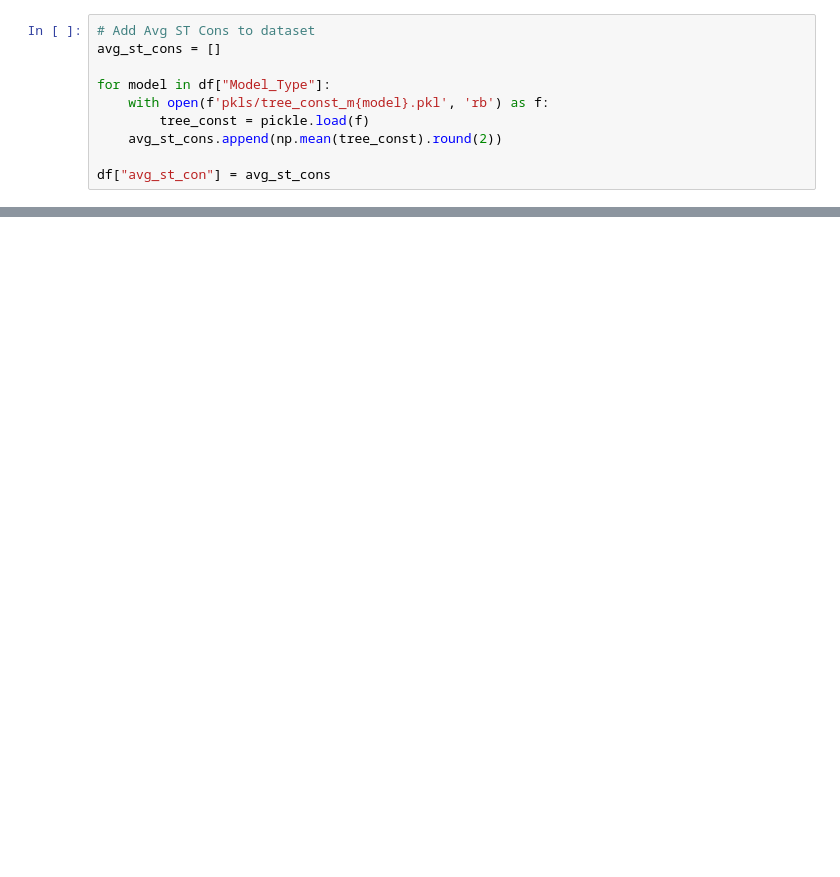
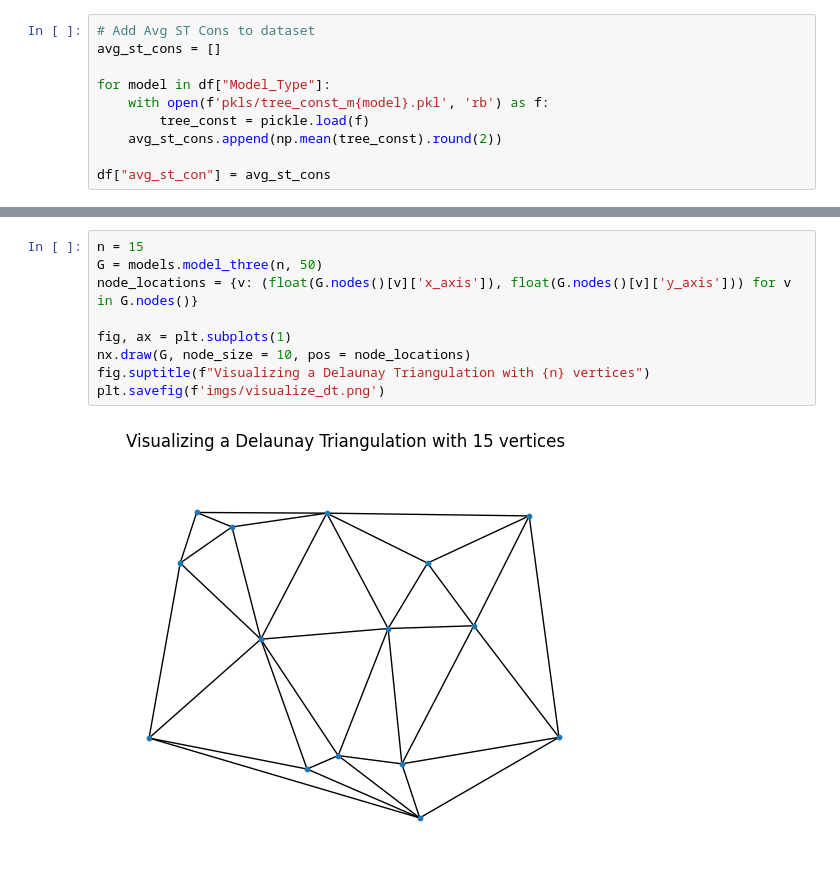
Before and after one commit to afr13dman/senior-thesis, a Jupyter notebook: visualize_models.ipynb, the cells around one changed output, grey strips where cells are left out. Cells and saved outputs as stored; diff of their text form; blank space fills up the shorter version.

```diff
--- a/visualize_models.ipynb
+++ b/visualize_models.ipynb
@@ -132,0 +166,11 @@ df.to_csv("csv_files/model_avgs_st_cons.csv", index=False)
+# %%
+n = 15
+G = models.model_three(n, 50)
+node_locations = {v: (float(G.nodes()[v]['x_axis']), float(G.nodes()[v]['y_axis'])) for v in G.nodes()}
+
+fig, ax = plt.subplots(1)
+nx.draw(G, node_size = 10, pos = node_locations)
+fig.suptitle(f"Visualizing a Delaunay Triangulation with {n} vertices")
+plt.savefig(f'imgs/visualize_dt.png')
+# %% [output]
+[figure, added]
```
Also changed, not shown: parts of 15 cells of this notebook, 2 other files.
